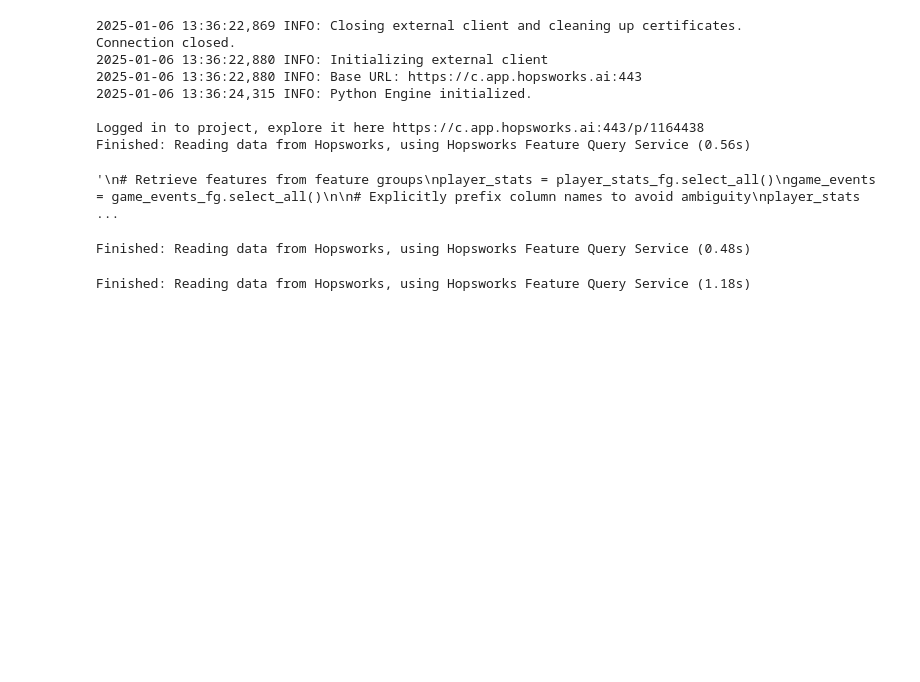
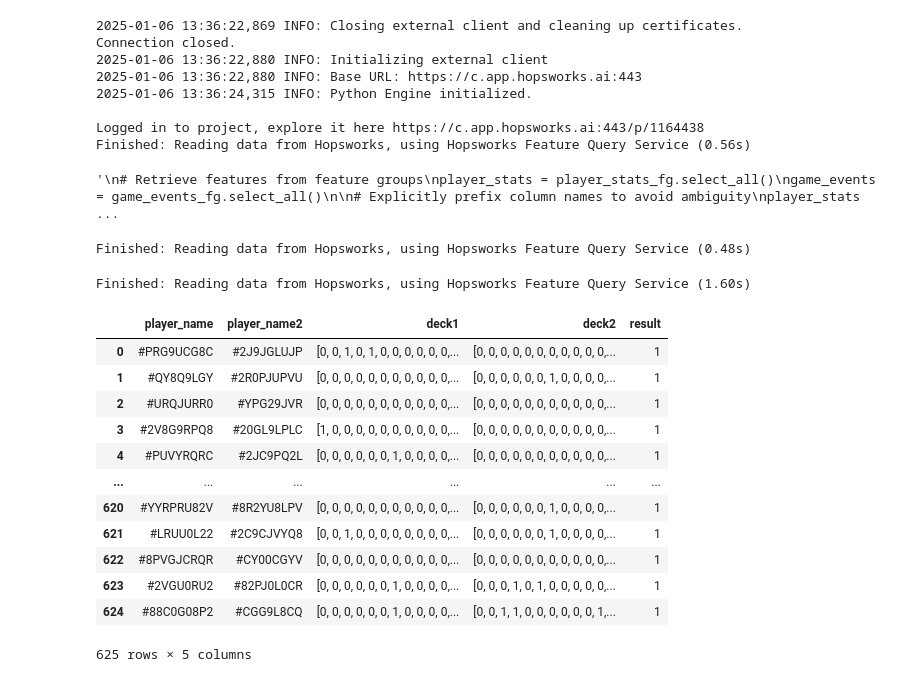
Before and after one commit to jacopodallafior/Clash-Royale-Project-main, a Jupyter notebook: notebooks/3_clash_royale_training_pipeline.ipynb, the cells around one changed output. Drawn from its saved outputs; the diff is of its cells as text; code cells hidden in the pictures; blank space fills up the shorter version.

```diff
--- a/notebooks/3_clash_royale_training_pipeline.ipynb
+++ b/notebooks/3_clash_royale_training_pipeline.ipynb
@@ -81,8 +81,22 @@ dfstats = player_stats_fg.read()
 Finished: Reading data from Hopsworks, using Hopsworks Feature Query Service (0.48s)
 # %%
 dfdata = game_events_fg.read()
+dfdata
 # %% [output]
-Finished: Reading data from Hopsworks, using Hopsworks Feature Query Service (1.18s)
+Finished: Reading data from Hopsworks, using Hopsworks Feature Query Service (1.60s)
+|  | player_name | player_name2 | deck1 | deck2 | result |
+| 0 | #PRG9UCG8C | #2J9JGLUJP | [0, 0, 1, 0, 1, 0, 0, 0, 0, 0, 0,... | [0, 0, 0, 0, 0, 0, 0, 0, 0, 0, 0,... | 1 |
+| 1 | #QY8Q9LGY | #2R0PJUPVU | [0, 0, 0, 0, 0, 0, 0, 0, 0, 0, 0,... | [0, 0, 0, 0, 0, 0, 1, 0, 0, 0, 0,... | 1 |
+| 2 | #URQJURR0 | #YPG29JVR | [0, 0, 0, 0, 0, 0, 0, 0, 0, 0, 0,... | [0, 0, 0, 0, 0, 0, 0, 0, 0, 0, 0,... | 1 |
+| 3 | #2V8G9RPQ8 | #20GL9LPLC | [1, 0, 0, 0, 0, 0, 0, 0, 0, 0, 0,... | [0, 0, 0, 0, 0, 0, 0, 0, 0, 0, 0,... | 1 |
+| 4 | #PUVYRQRC | #2JC9PQ2L | [0, 0, 0, 0, 0, 0, 1, 0, 0, 0, 0,... | [0, 0, 0, 0, 0, 0, 0, 0, 0, 0, 0,... | 1 |
+| ... | ... | ... | ... | ... | ... |
+| 620 | #YYRPRU82V | #8R2YU8LPV | [0, 0, 0, 0, 0, 0, 0, 0, 0, 0, 0,... | [0, 0, 0, 0, 0, 0, 1, 0, 0, 0, 0,... | 1 |
+| 621 | #LRUU0L22 | #2C9CJVYQ8 | [0, 0, 1, 0, 0, 0, 0, 0, 0, 0, 0,... | [0, 0, 0, 0, 0, 0, 1, 0, 0, 0, 0,... | 1 |
+| 622 | #8PVGJCRQR | #CY00CGYV | [0, 0, 0, 0, 0, 0, 0, 0, 0, 0, 0,... | [0, 0, 0, 0, 0, 0, 0, 0, 0, 0, 0,... | 1 |
+| 623 | #2VGU0RU2 | #82PJ0L0CR | [0, 0, 0, 0, 0, 0, 1, 0, 0, 0, 0,... | [0, 0, 0, 1, 0, 1, 0, 0, 0, 0, 0,... | 1 |
+| 624 | #88C0G08P2 | #CGG9L8CQ | [0, 0, 0, 0, 0, 0, 1, 0, 0, 0, 0,... | [0, 0, 1, 1, 0, 0, 0, 0, 0, 0, 1,... | 1 |
+625 rows × 5 columns
 # %%
 df_1 = dfdata.iloc[:500,:]
 df_2 = dfdata.iloc[500:,:]
```
Also changed, not shown: parts of 9 cells of this notebook.
